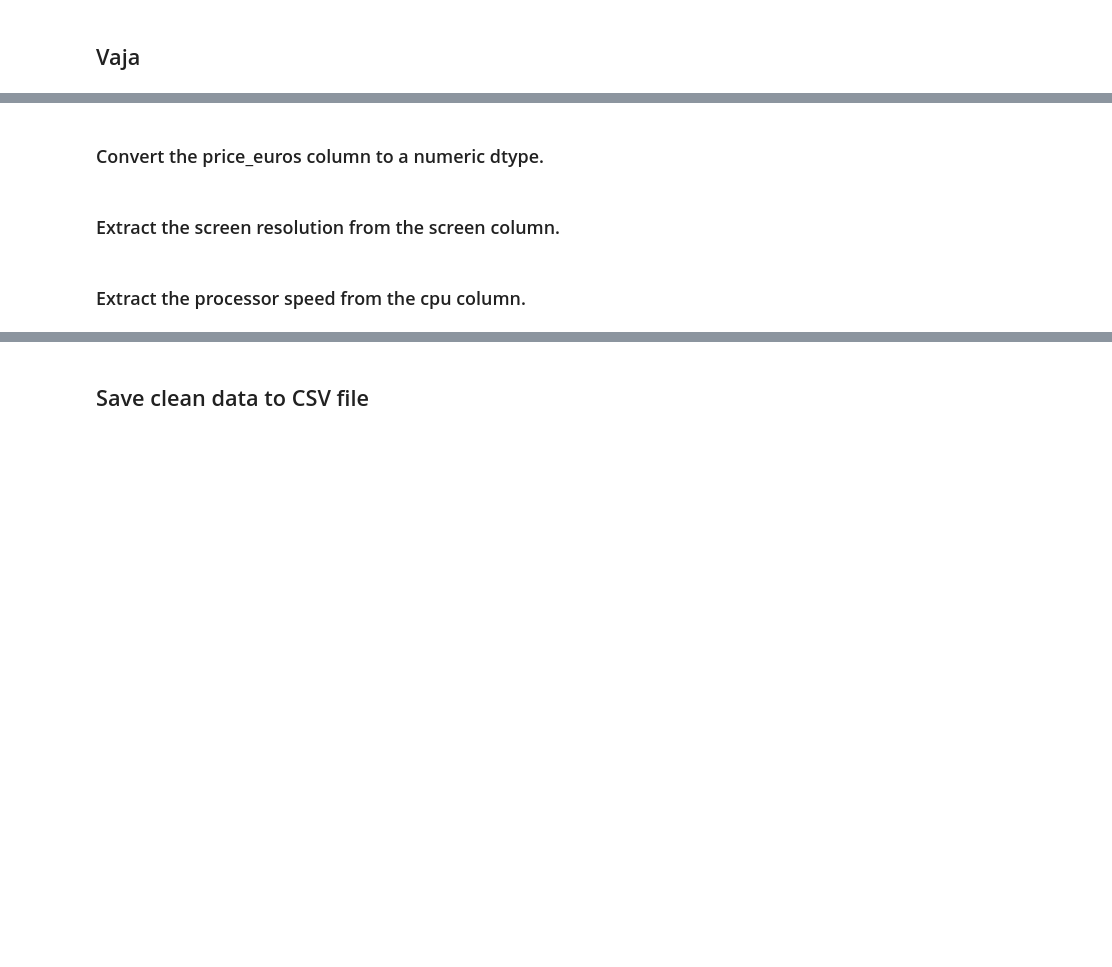
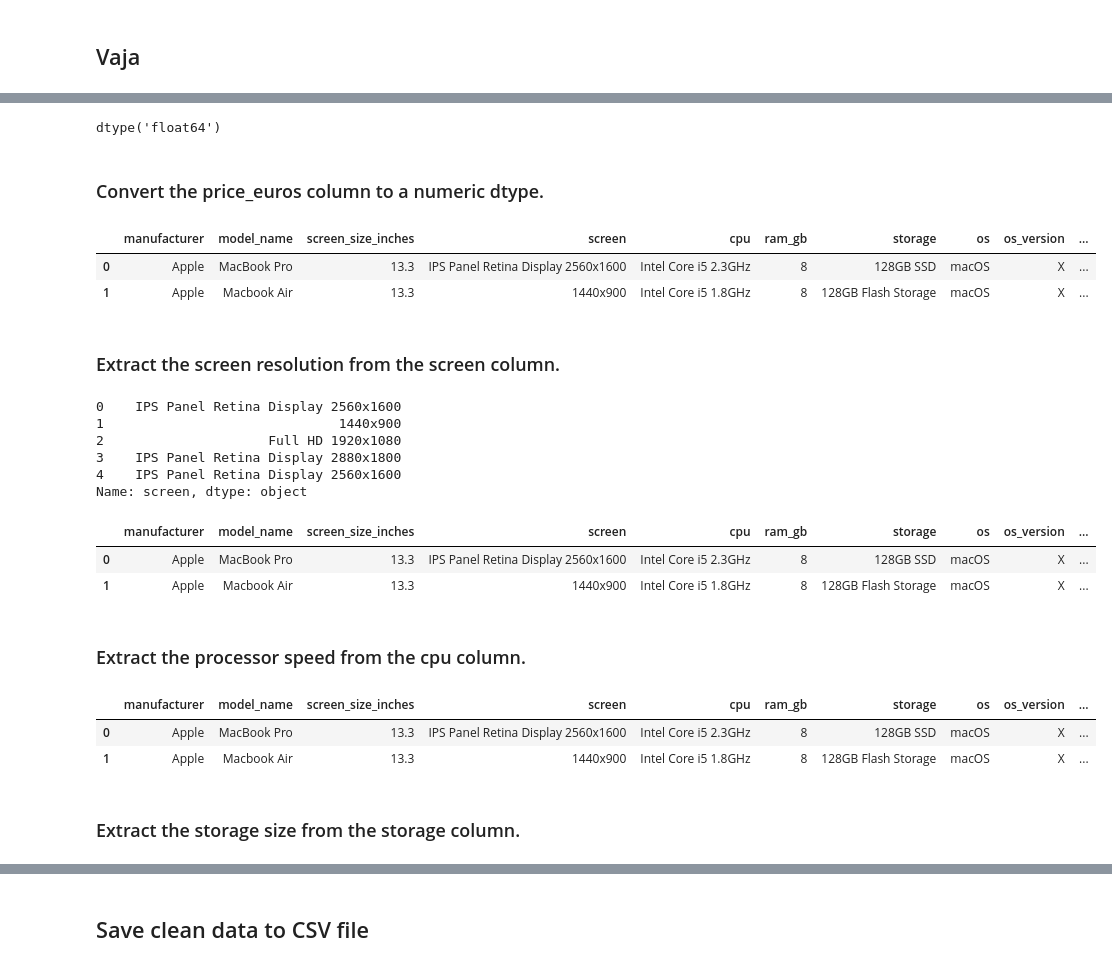
Before and after one commit to icta-tecaji/python-data-analysis-public, a Jupyter notebook: Del_04_Priprava_in_čiščenje_podatkov/04_Priprava_in_čiščenje_podatkov_CLEAN.ipynb, the cells around one changed output, grey strips where cells are left out. Saved outputs shown, nothing was run; the diff lists cells and outputs as text; code cells hidden in the pictures; blank space fills up the shorter version.

```diff
--- a/Del_04_Priprava_in_čiščenje_podatkov/04_Priprava_in_čiščenje_podatkov_CLEAN.ipynb
+++ b/Del_04_Priprava_in_čiščenje_podatkov/04_Priprava_in_čiščenje_podatkov_CLEAN.ipynb
@@ -514,4 +853,27 @@ zenbook_model = 'ZenBook UX305CA-UBM1'
+# %%
+laptops["weight"] = laptops["weight"].str.replace("kgs", "").str.replace("kg", "").astype(float)
+# %%
+laptops["weight"].dtype
+# %% [output]
+dtype('float64')
 # %% [markdown]
 ### Convert the price_euros column to a numeric dtype.
+# %%
+laptops["price_euros"] = laptops["price_euros"].str.replace(",", ".").astype("float")
+# %%
+laptops.head(2)
+# %% [output]
+|  | manufacturer | model_name | screen_size_inches | screen | cpu | ram_gb | storage | os | os_version | ... |
+| 0 | Apple | MacBook Pro | 13.3 | IPS Panel Retina Display 2560x1600 | Intel Core i5 2.3GHz | 8 | 128GB SSD | macOS | X | ... |
+| 1 | Apple | Macbook Air | 13.3 | 1440x900 | Intel Core i5 1.8GHz | 8 | 128GB Flash Storage | macOS | X | ... |
 # %% [markdown]
 ### Extract the screen resolution from the screen column.
+# %%
+laptops["screen"].head()
+# %% [output]
+0    IPS Panel Retina Display 2560x1600
+1                              1440x900
+2                     Full HD 1920x1080
+3    IPS Panel Retina Display 2880x1800
+4    IPS Panel Retina Display 2560x1600
+Name: screen, dtype: object
@@ -518,2 +885,8 @@ zenbook_model = 'ZenBook UX305CA-UBM1'
+# %%
+laptops.head(2)
+# %% [output]
+|  | manufacturer | model_name | screen_size_inches | screen | cpu | ram_gb | storage | os | os_version | ... |
+| 0 | Apple | MacBook Pro | 13.3 | IPS Panel Retina Display 2560x1600 | Intel Core i5 2.3GHz | 8 | 128GB SSD | macOS | X | ... |
+| 1 | Apple | Macbook Air | 13.3 | 1440x900 | Intel Core i5 1.8GHz | 8 | 128GB Flash Storage | macOS | X | ... |
 # %% [markdown]
 ### Extract the processor speed from the cpu column.
@@ -519,0 +900,8 @@ zenbook_model = 'ZenBook UX305CA-UBM1'
+# %%
+laptops.head(2)
+# %% [output]
+|  | manufacturer | model_name | screen_size_inches | screen | cpu | ram_gb | storage | os | os_version | ... |
+| 0 | Apple | MacBook Pro | 13.3 | IPS Panel Retina Display 2560x1600 | Intel Core i5 2.3GHz | 8 | 128GB SSD | macOS | X | ... |
+| 1 | Apple | Macbook Air | 13.3 | 1440x900 | Intel Core i5 1.8GHz | 8 | 128GB Flash Storage | macOS | X | ... |
+# %% [markdown]
+### Extract the storage size from the storage column.
```
Also changed, not shown: parts of 58 cells of this notebook, 1 other file.
